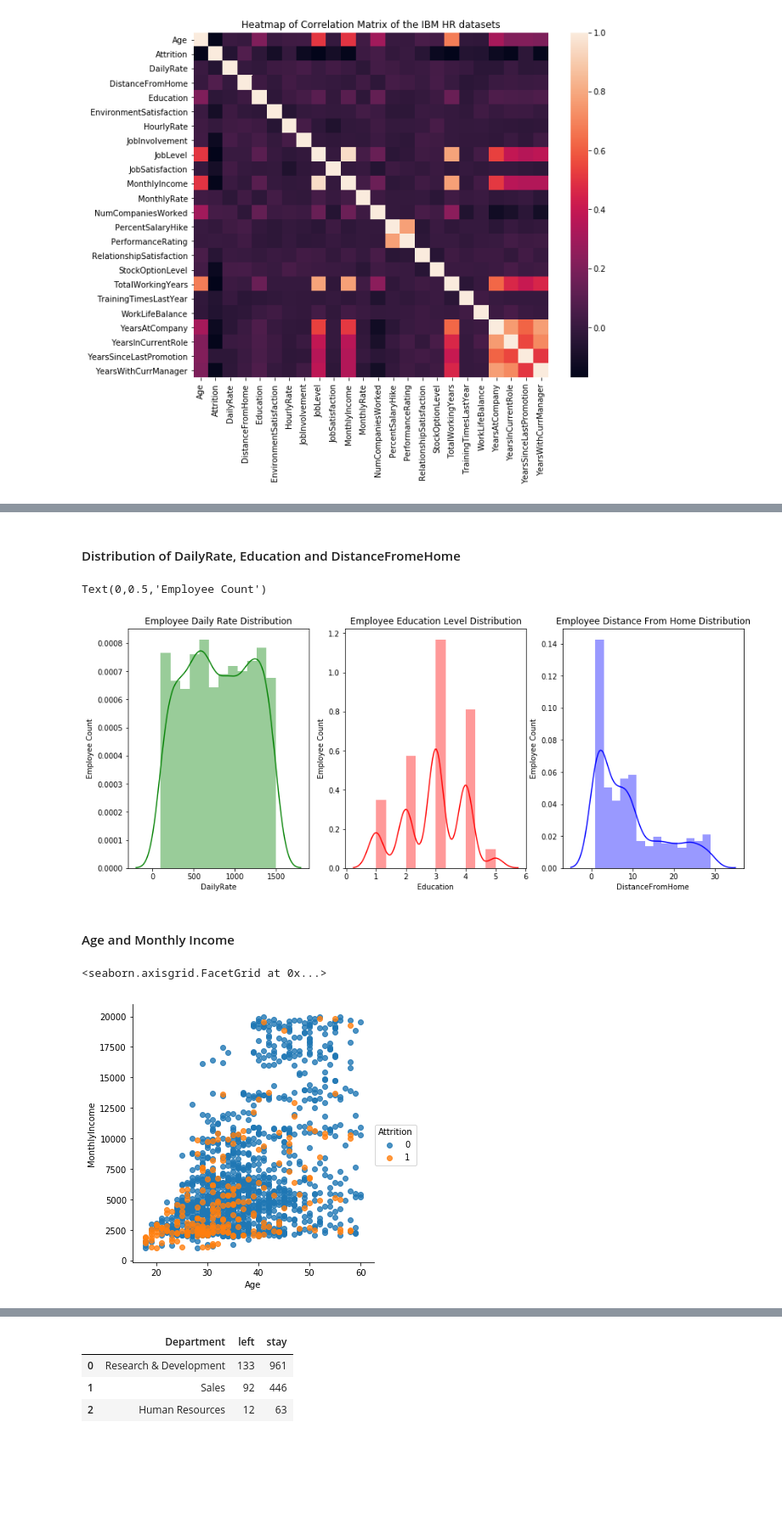
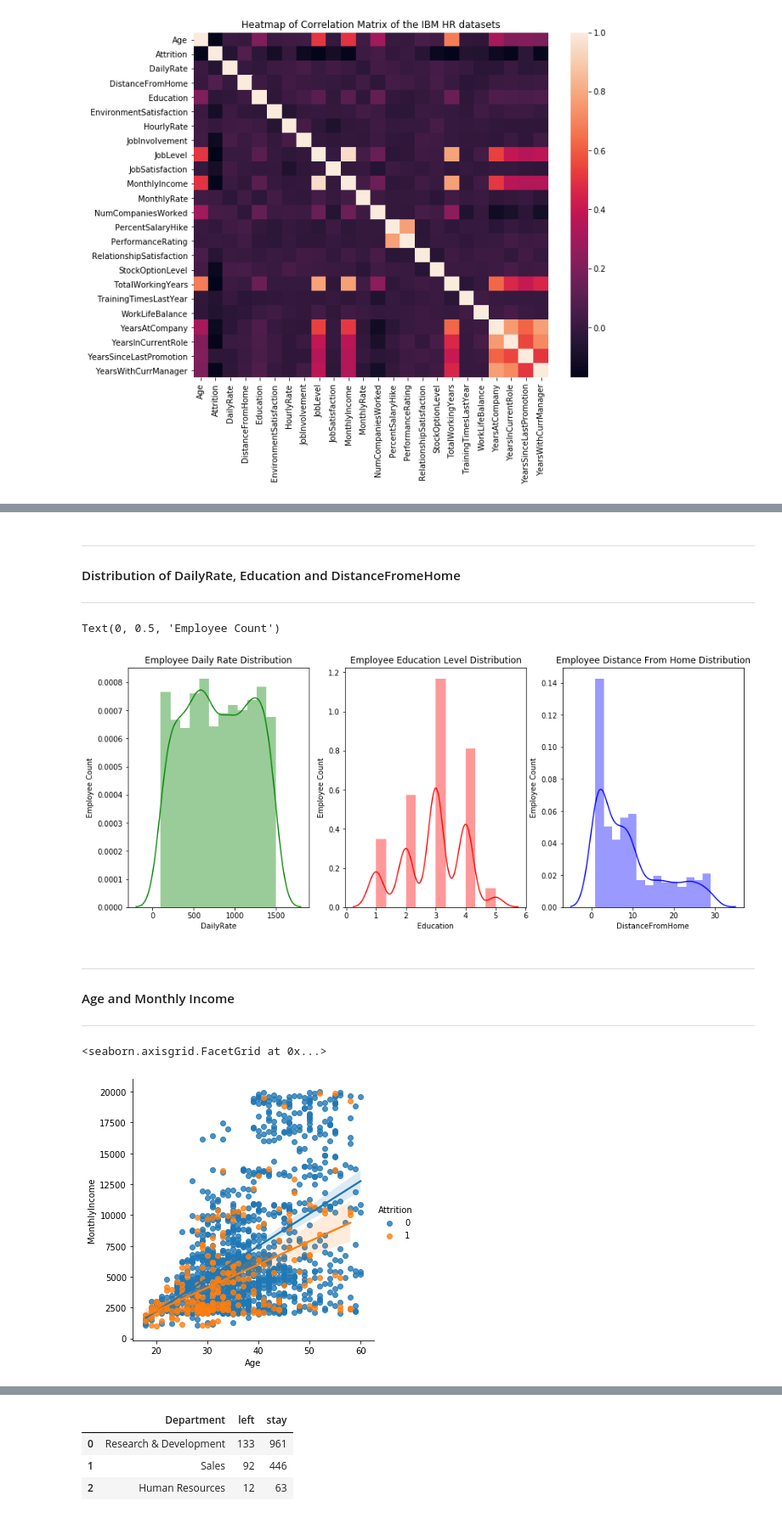
Before and after one commit to toraaglobal/HR-Analytics, a Jupyter notebook: HR-Analytics.ipynb, the cells around one changed output, grey strips where cells are left out. Shown at 85% size. Drawn from its saved outputs; the diff is of its cells as text; code cells hidden in the pictures; blank space fills up the shorter version.

```diff
--- a/HR-Analytics.ipynb
+++ b/HR-Analytics.ipynb
@@ -45,5 +45,5 @@ import seaborn as sns # visualization
 # %%
-hrdata = pd.read_csv('./hr.csv')
+hrdata = pd.read_csv("./data/HR-Employee-Attrition.csv")
 hrdata.head()
 # %% [output]
 |  | Age | Attrition | BusinessTravel | DailyRate | Department | DistanceFromHome | Education | ... |
@@ -378,5 +394,7 @@ Text(0,0.5,'Employee Count')
 # %% [markdown]
+***
 #### Distribution of DailyRate, Education and DistanceFromeHome
+***
 # %%
 ## plot the distribution of DailyRate, Education and DiatanceFromeHome
 
@@ -396,13 +414,15 @@ axes[1].set_ylabel('Employee Count')
 sns.distplot(hrdata.DistanceFromHome, kde=True, color='b', ax=axes[2]).set_title('Employee Distance From Home Distribution')
 axes[2].set_ylabel('Employee Count')
 # %% [output]
-Text(0,0.5,'Employee Count')
+Text(0, 0.5, 'Employee Count')
 [figure]
 # %% [markdown]
+***
 #### Age and Monthly Income
+***
 # %%
-sns.lmplot(x='Age', y='MonthlyIncome', data=hrdata,fit_reg=False,hue='Attrition')
+sns.lmplot(x='Age', y='MonthlyIncome', data=hrdata,fit_reg=True,hue='Attrition')
 # %% [output]
 <seaborn.axisgrid.FacetGrid at 0x...>
-[figure, old version]
+[figure, new version]
 # %% [markdown]
```
Also changed, not shown: parts of 78 cells of this notebook, 47 other files.
